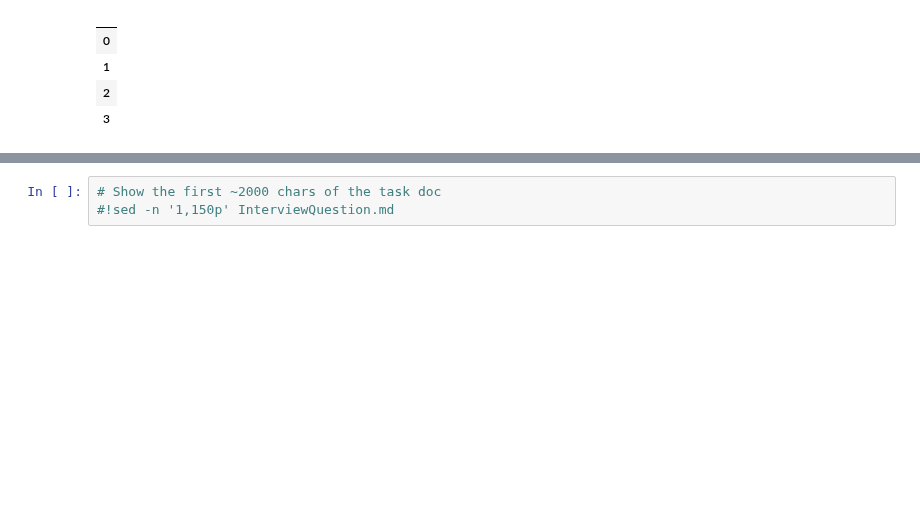
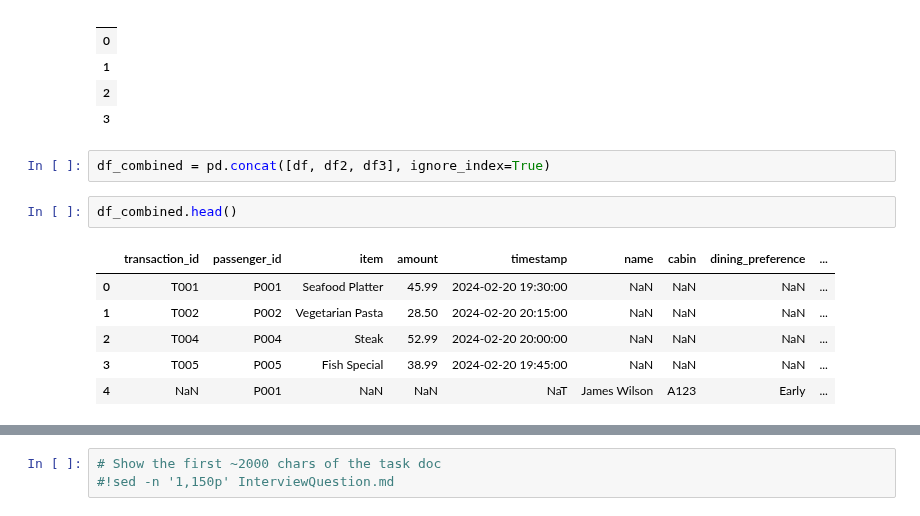
Before and after one commit to m-zayed5722/Miscellaneous-Projects, a Jupyter notebook: DS_Practice.ipynb, the cells around one changed output, grey strips where cells are left out. Saved outputs shown, nothing was run; the diff lists cells and outputs as text; blank space fills up the shorter version.

```diff
--- a/DS_Practice.ipynb
+++ b/DS_Practice.ipynb
@@ -253,3 +253,14 @@ df_flat
 | 1 |
 | 2 |
 | 3 |
+# %%
+df_combined = pd.concat([df, df2, df3], ignore_index=True)
+# %%
+df_combined.head()
+# %% [output]
+|  | transaction_id | passenger_id | item | amount | timestamp | name | cabin | dining_preference | ... |
+| 0 | T001 | P001 | Seafood Platter | 45.99 | 2024-02-20 19:30:00 | NaN | NaN | NaN | ... |
+| 1 | T002 | P002 | Vegetarian Pasta | 28.50 | 2024-02-20 20:15:00 | NaN | NaN | NaN | ... |
+| 2 | T004 | P004 | Steak | 52.99 | 2024-02-20 20:00:00 | NaN | NaN | NaN | ... |
+| 3 | T005 | P005 | Fish Special | 38.99 | 2024-02-20 19:45:00 | NaN | NaN | NaN | ... |
+| 4 | NaN | P001 | NaN | NaN | NaT | James Wilson | A123 | Early | ... |
```
Also changed, not shown: parts of 2 cells of this notebook.
